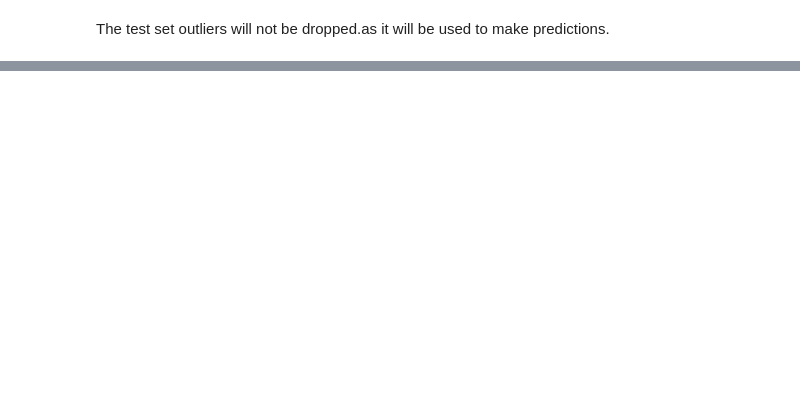
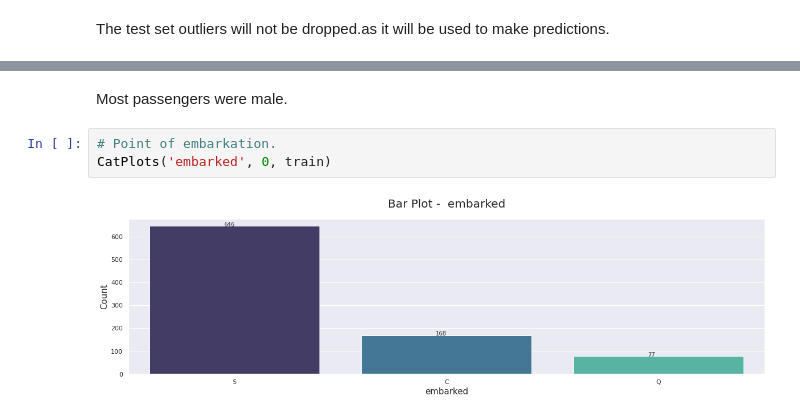
Before and after one commit to deborahmasibo/Moringa-Core-Module-2-Week-4-IP, a Jupyter notebook: KNN_Classification.ipynb, the cells around one changed output, grey strips where cells are left out. Cells and saved outputs as stored; diff of their text form; blank space fills up the shorter version.

```diff
--- a/KNN_Classification.ipynb
+++ b/KNN_Classification.ipynb
@@ -439,0 +512,7 @@ The test set outliers will not be dropped.as it will be used to make predictions
+# %% [markdown]
+Most passengers were male.
+# %%
+# Point of embarkation.
+CatPlots('embarked', 0, train)
+# %% [output]
+[figure, added]
```
Also changed, not shown: parts of 215 cells of this notebook.
